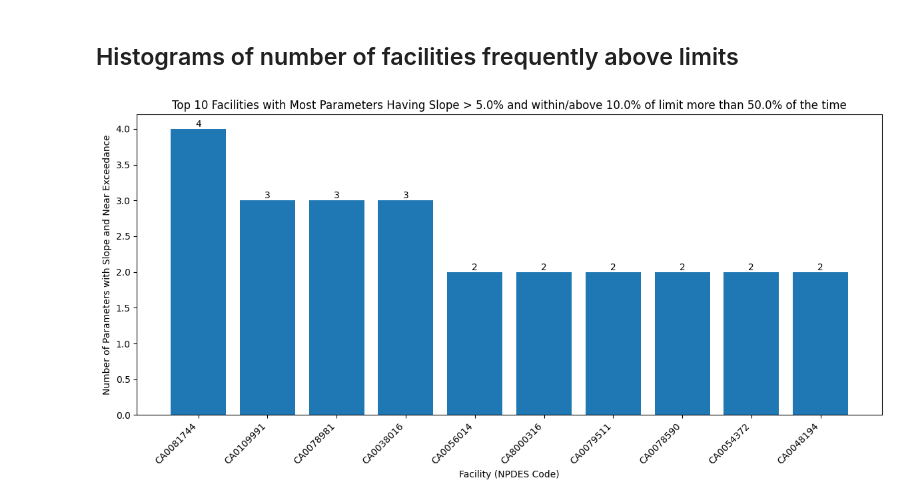
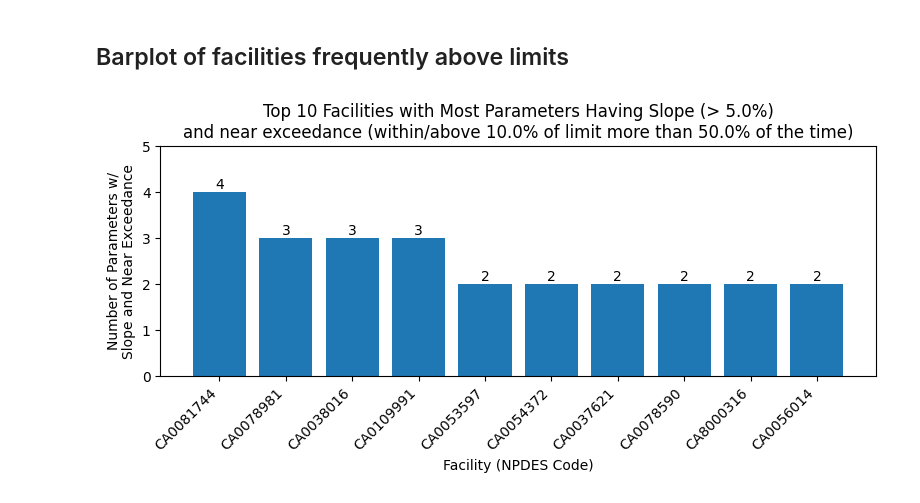
Before and after one commit to dalyw/us-sewersheds, a Jupyter notebook: step3_near_exceedence_by_parameter.ipynb, the cells around one changed output. Drawn from its saved outputs; the diff is of its cells as text; code cells hidden in the pictures.

```diff
--- a/step3_near_exceedence_by_parameter.ipynb
+++ b/step3_near_exceedence_by_parameter.ipynb
@@ -9,4 +7,4 @@ import difflib
 # %%
-save = True
-load = False
+save = False
+load = True
 # %%
@@ -30,8 +23,8 @@ def create_facility_dict(data_dict):
     facility_dict = {}
     current_year = 2023
 
-    # Pre-filter the data for selected pollutants
-    filtered_data = {year: data_dict[current_year][data_dict[year]['PARAMETER_CODE'].isin(unique_parameter_codes)] for year in analysis_range}
+    # # Pre-filter the data for selected pollutants
+    filtered_data_dict = {year: data_dict[current_year][data_dict[year]['PARAMETER_CODE'].isin(unique_parameter_codes)] for year in analysis_range}
 
     count = 0
     for NPDES_code in data_dict[current_year]['EXTERNAL_PERMIT_NMBR'].unique():
@@ -44,17 +37,21 @@ def create_facility_dict(data_dict):
             percent_near_exceedance = {}
 
             for year in analysis_range:
-                year_pollutant_data = filtered_data[year][(filtered_data[year]['EXTERNAL_PERMIT_NMBR'] == NPDES_code) & (filtered_data[year]['PARAMETER_CODE'] == parameter_code)]
-                master_pollutant_data.append(year_pollutant_data)
-                if len(year_pollutant_data) > 0:
-                    percent_of_limit = year_pollutant_data['DMR_VALUE_STANDARD_UNITS'] / year_pollutant_data['LIMIT_VALUE_STANDARD_UNITS']
-                    qualifier = year_pollutant_data['LIMIT_VALUE_QUALIFIER_CODE'].iloc[0]
-                    if qualifier in ['<=', '<']:
-                        percent_near_exceedance[year] = len(percent_of_limit[percent_of_limit > (1 - limit_threshold)]) / len(percent_of_limit)
-                    elif qualifier in ['>=', '>']:
-                        percent_near_exceedance[year] = len(percent_of_limit[percent_of_limit < (1 + limit_threshold)]) / len(percent_of_limit)
+                # if the parameter_code is not in the data_dict for that year, skip it
+                if parameter_code not in filtered_data_dict[year]['PARAMETER_CODE'].unique():
+                    continue
                 else:
-                    percent_near_exceedance[year] = 0
+                    year_pollutant_data = filtered_data_dict[year][(data_dict[year]['EXTERNAL_PERMIT_NMBR'] == NPDES_code) & (filtered_data_dict[year]['PARAMETER_CODE'] == parameter_code)]
+                    master_pollutant_data.append(year_pollutant_data)
+                    if len(year_pollutant_data) > 0:
+                        percent_of_limit = year_pollutant_data['DMR_VALUE_STANDARD_UNITS'] / year_pollutant_data['LIMIT_VALUE_STANDARD_UNITS']
+                        qualifier = year_pollutant_data['LIMIT_VALUE_QUALIFIER_CODE'].iloc[0]
+                        if qualifier in ['<=', '<']:
+                            percent_near_exceedance[year] = len(percent_of_limit[percent_of_limit > (1 - limit_threshold)]) / len(percent_of_limit)
+                        elif qualifier in ['>=', '>']:
+                            percent_near_exceedance[year] = len(percent_of_limit[percent_of_limit < (1 + limit_threshold)]) / len(percent_of_limit)
+                    else:
+                        percent_near_exceedance[year] = 0
 
             master_pollutant_data_df = pd.concat(master_pollutant_data, ignore_index=True)
             date = pd.to_numeric(master_pollutant_data_df['MONITORING_PERIOD_END_DATE_NUMERIC'], errors='coerce')
@@ -220,5 +188,5 @@ for NPDES_CODE, group in facilities_grouped:
 # %% [markdown]
-## Histograms of number of facilities frequently above limits
+## Barplot of facilities frequently above limits
 # %%
 buffer_values = [limit_threshold]
 
@@ -227,37 +195,38 @@ num_parameters_per_facility = {}
 for facility, parameter_code, _ in facilities_with_slope_and_near_exceedance:
     if facility not in num_parameters_per_facility:
         num_parameters_per_facility[facility] = set()
     num_parameters_per_facility[facility].add(parameter_code)
 
 # Convert sets to counts
 num_parameters_per_facility = {facility: len(parameters) for facility, parameters in num_parameters_per_facility.items()}
 
 # Sort facilities by number of parameters and get top 10
 top_10_facilities = dict(sorted(num_parameters_per_facility.items(), key=lambda x: x[1], reverse=True)[:10])
 
 # Prepare data for plotting
 facilities = list(top_10_facilities.keys())
 parameter_counts = list(top_10_facilities.values())
 
 # Plot the top 10 facilities
-plt.figure(figsize=(12, 6))
+plt.figure(figsize=(8, 4))
 bars = plt.bar(facilities, parameter_counts)
 plt.xlabel('Facility (NPDES Code)')
-plt.ylabel('Number of Parameters with Slope and Near Exceedance')
-plt.title(f'Top 10 Facilities with Most Parameters Having Slope > {slope_threshold*100}% and within/above {limit_threshold*100}% of limit more than {fraction_threshold*100}% of the time')
+plt.ylabel('Number of Parameters w/\nSlope and Near Exceedance')
+plt.title(f'Top 10 Facilities with Most Parameters Having Slope (> {slope_threshold*100}%)\nand near exceedance (within/above {limit_threshold*100}% of limit more than {fraction_threshold*100}% of the time)')
 plt.xticks(rotation=45, ha='right')
+plt.yticks(range(max(parameter_counts) + 2))
 
 # Add value labels on top of each bar
 for bar in bars:
     height = bar.get_height()
     plt.text(bar.get_x() + bar.get_width()/2., height,
              f'{height}',
              ha='center', va='bottom')
 
 plt.tight_layout()
 plt.show()
 # %% [output]
-[figure, old version]
+[figure, new version]
 # %%
 # make a df with NPDES_CODE and the number of parameters with slope and near exceedance
 df = pd.DataFrame(list(num_parameters_per_facility.items()), columns=['NPDES_CODE', 'num_parameters'])
```
Also changed, not shown: parts of 15 cells of this notebook, 18 other files.
